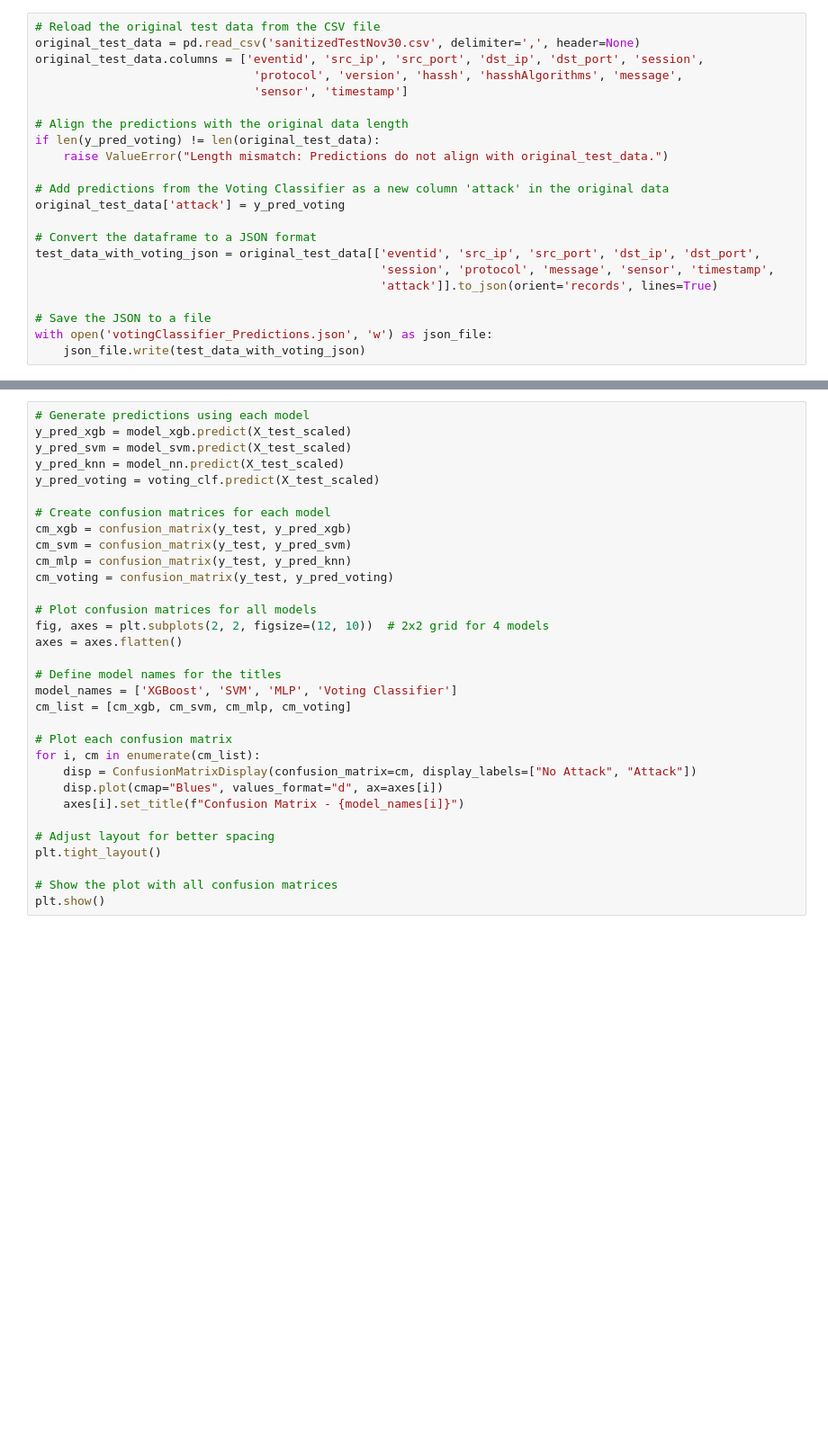
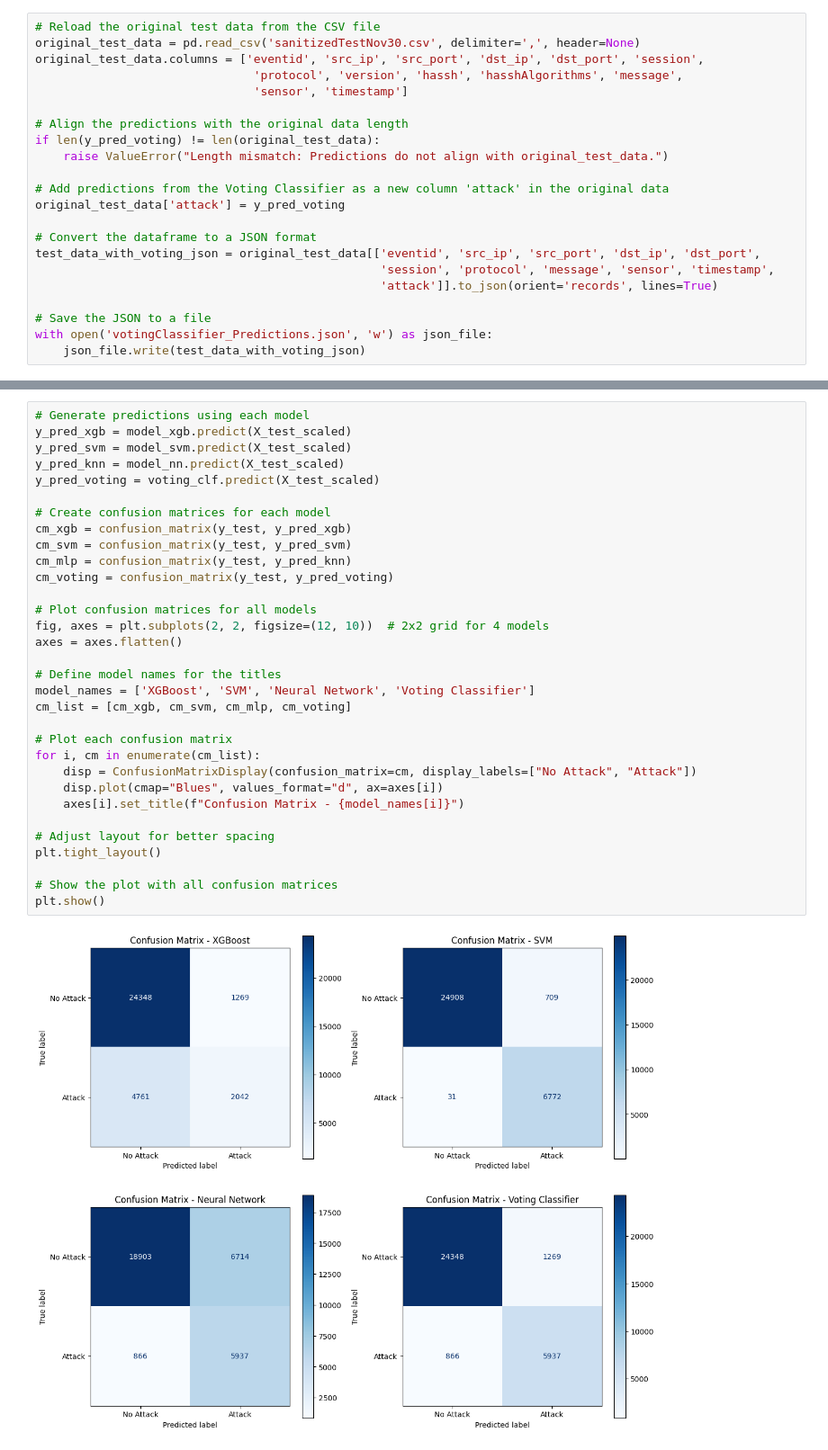
Before and after one commit to AChiu2700/HoneyPot, a Jupyter notebook: TestML.ipynb, the cells around one changed output, grey strips where cells are left out. Shown: that part at 90% size. Saved outputs shown, nothing was run; the diff lists cells and outputs as text; blank space fills up the shorter version.

```diff
--- a/TestML.ipynb
+++ b/TestML.ipynb
@@ -220,33 +238,35 @@ plt.show()
 # Generate predictions using each model
 y_pred_xgb = model_xgb.predict(X_test_scaled)
 y_pred_svm = model_svm.predict(X_test_scaled)
 y_pred_knn = model_nn.predict(X_test_scaled)
 y_pred_voting = voting_clf.predict(X_test_scaled)
 
 # Create confusion matrices for each model
 cm_xgb = confusion_matrix(y_test, y_pred_xgb)
 cm_svm = confusion_matrix(y_test, y_pred_svm)
 cm_mlp = confusion_matrix(y_test, y_pred_knn)
 cm_voting = confusion_matrix(y_test, y_pred_voting)
 
 # Plot confusion matrices for all models
 fig, axes = plt.subplots(2, 2, figsize=(12, 10))  # 2x2 grid for 4 models
 axes = axes.flatten()
 
 # Define model names for the titles
-model_names = ['XGBoost', 'SVM', 'MLP', 'Voting Classifier']
+model_names = ['XGBoost', 'SVM', 'Neural Network', 'Voting Classifier']
 cm_list = [cm_xgb, cm_svm, cm_mlp, cm_voting]
 
 # Plot each confusion matrix
 for i, cm in enumerate(cm_list):
     disp = ConfusionMatrixDisplay(confusion_matrix=cm, display_labels=["No Attack", "Attack"])
     disp.plot(cmap="Blues", values_format="d", ax=axes[i])
     axes[i].set_title(f"Confusion Matrix - {model_names[i]}")
 
 # Adjust layout for better spacing
 plt.tight_layout()
 
 # Show the plot with all confusion matrices
 plt.show()
+# %% [output]
+[figure, added]
 # %%
 models = [model_xgb, model_svm, model_nn, voting_clf]
```
Also changed, not shown: parts of 5 cells of this notebook.
